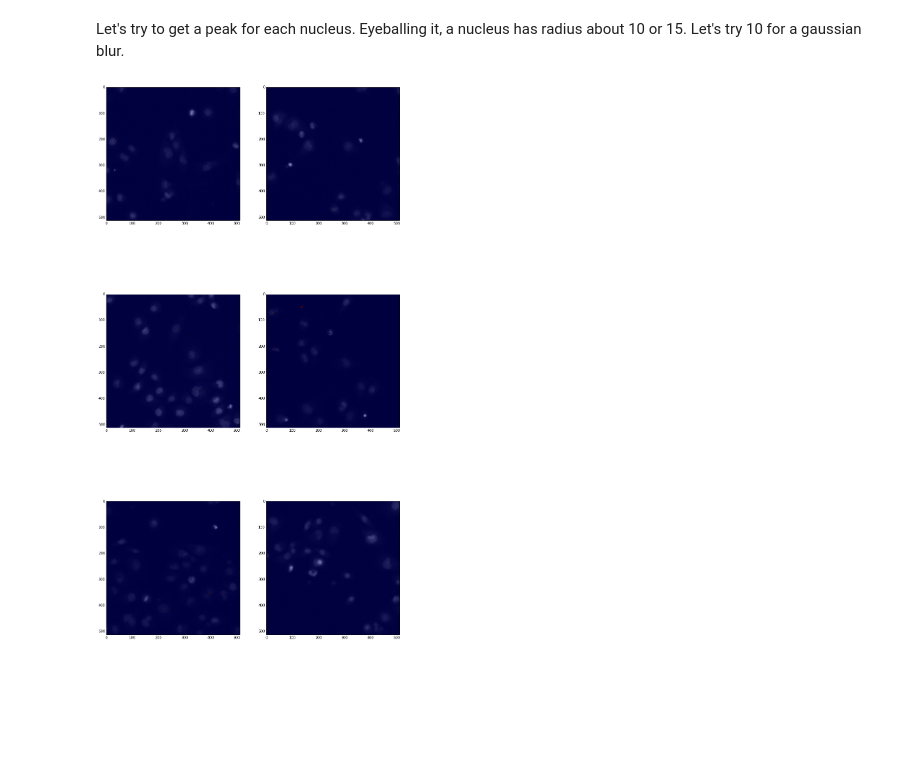
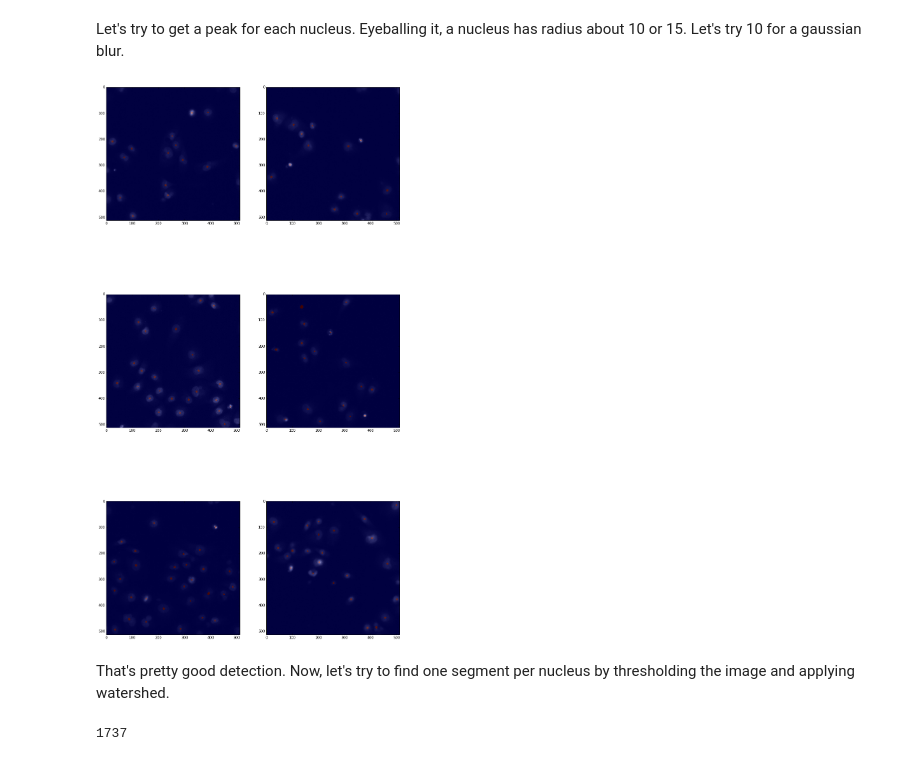
Before and after one commit to jni/notebooks, a Jupyter notebook: Quantifying nuclear DNA.ipynb, the cells around one changed output. Drawn from its saved outputs; the diff is of its cells as text; code cells hidden in the pictures; blank space fills up the shorter version.

```diff
--- a/Quantifying nuclear DNA.ipynb
+++ b/Quantifying nuclear DNA.ipynb
@@ -57,10 +57,15 @@ gnuclei = [nd.gaussian_filter(im, radius) for im in nuclei]
 from skimage import feature
 detect = [feature.peak_local_max(g, min_distance=radius, indices=False)
           for g in gnuclei]
+# %%
+from skimage.morphology import binary_dilation, disk
+detectw = [binary_dilation(d, disk(3)) for d in detect]
 # %%
 figure, axes = plt.subplots(3, 2, figsize=(15, 30))
-for ax, im, d in zip(axes.ravel(), nuclei, detect):
+for ax, im, d in zip(axes.ravel(), nuclei, detectw):
     ax.imshow(im, cmap=cm.gray)
     ax.imshow(d, cmap=cm.jet, interpolation='nearest', alpha=0.5)
 # %% [output]
-[figure, old version]
+[figure, new version]
+# %% [markdown]
+That's pretty good detection. Now, let's try to find one segment per nucleus by thresholding the image and applying watershed.
@@ -66,0 +85,4 @@ for ax, im, d in zip(axes.ravel(), nuclei, detect):
+# %%
+nuclei[0].max()
+# %% [output]
+1737
```
Also changed, not shown: parts of 8 cells of this notebook.
